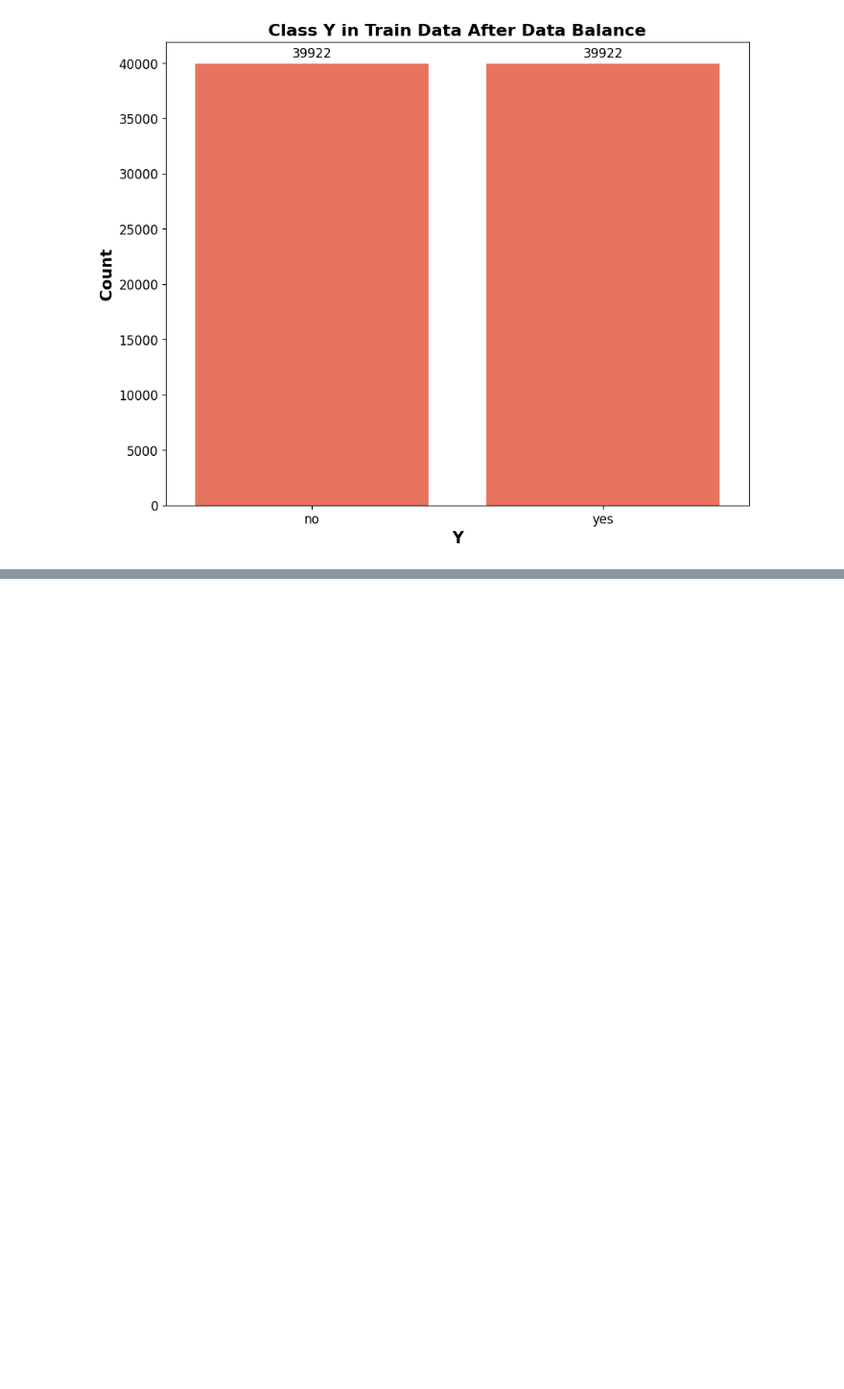
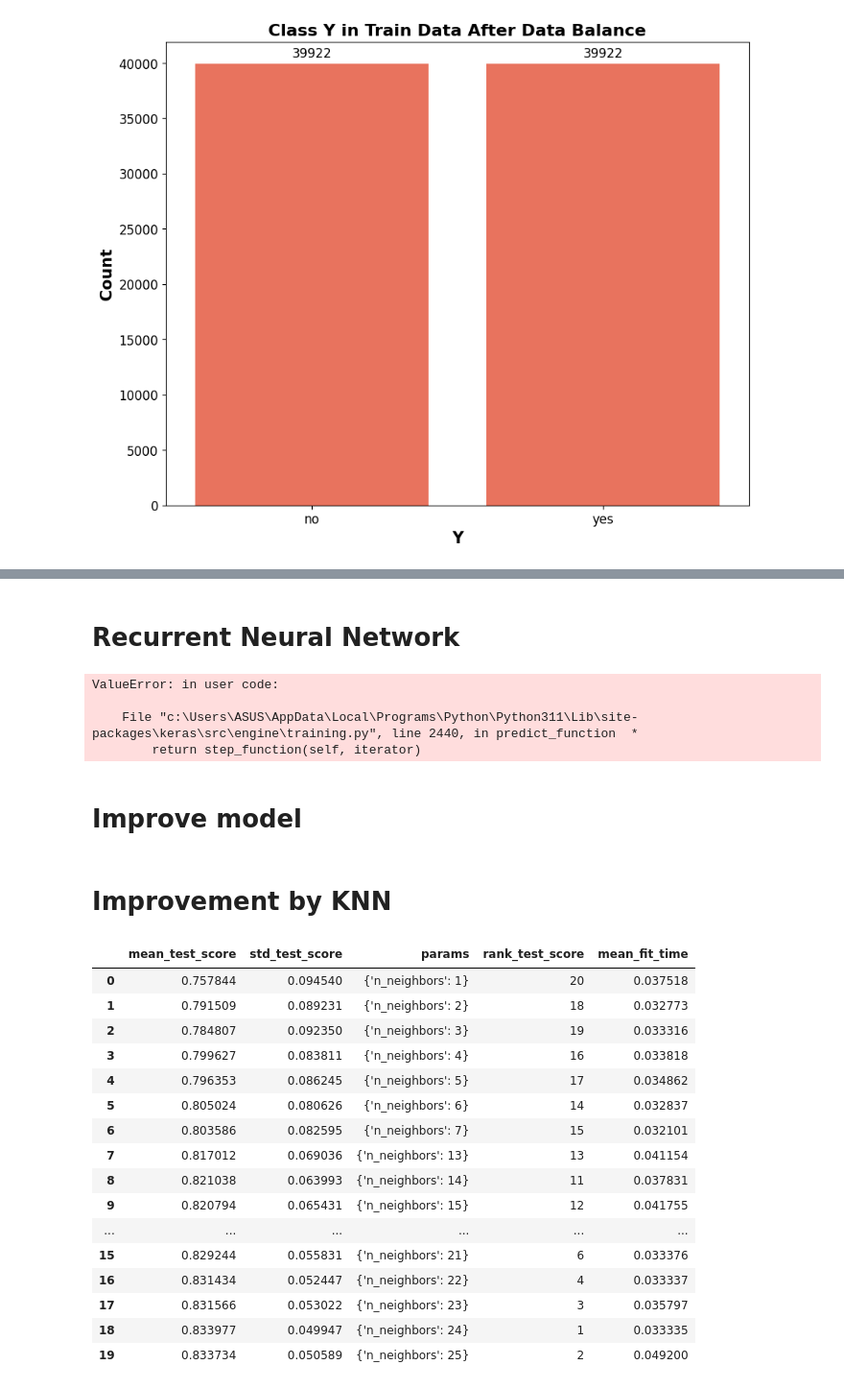
Before and after one commit to accesable/ML_Final, a Jupyter notebook: code/main.ipynb, the cells around one changed output, grey strips where cells are left out. Shown at 96% size. Drawn from its saved outputs; the diff is of its cells as text; code cells hidden in the pictures; blank space fills up the shorter version.

```diff
--- a/code/main.ipynb
+++ b/code/main.ipynb
@@ -720,0 +977,2 @@ Updata dataset Train:  Counter({'no': 39922, 'yes': 39922})
+# %% [markdown]
+# Recurrent Neural Network
@@ -720,0 +988,20 @@ Updata dataset Train:  Counter({'no': 39922, 'yes': 39922})
+# %%
+y_pred = model_rnn.predict(X_test)
+y_pred_classes = np.round(y_pred)
+
+# Obtain the confusion matrix
+cm = confusion_matrix(y_test, y_pred_classes)
+print("Confusion Matrix:")
+print(make_confusion_matrix(cm))
+
+# Obtain the classification report
+report = classification_report(y_test, y_pred_classes)
+print("Classification Report:")
+print(report)
+# %% [output]
+ValueError: in user code:
+
+    File "c:\Users\ASUS\AppData\Local\Programs\Python\Python311\Lib\site-packages\keras\src\engine\training.py", line 2440, in predict_function  *
+        return step_function(self, iterator)
+# %% [markdown]
+# Improve model
@@ -720,0 +1033,29 @@ Updata dataset Train:  Counter({'no': 39922, 'yes': 39922})
+# %% [markdown]
+# Improvement by KNN
+# %%
+my_params={'n_neighbors':[1,2,3,4,5,6,7,13,14,15,16,17,18,19,20,21,22,23,24,25]}
+
+knn=KNeighborsClassifier()
+grid=GridSearchCV(knn,my_params, cv=2, error_score="raise").fit(X_train.values,y_train)
+
+sorted(grid.cv_results_.keys())
+grid_search_results=pd.DataFrame(grid.cv_results_)[['mean_test_score','std_test_score','params','rank_test_score','mean_fit_time']]
+grid_search_results
+# %% [output]
+|  | mean_test_score | std_test_score | params | rank_test_score | mean_fit_time |
+| 0 | 0.757844 | 0.094540 | {'n_neighbors': 1} | 20 | 0.037518 |
+| 1 | 0.791509 | 0.089231 | {'n_neighbors': 2} | 18 | 0.032773 |
+| 2 | 0.784807 | 0.092350 | {'n_neighbors': 3} | 19 | 0.033316 |
+| 3 | 0.799627 | 0.083811 | {'n_neighbors': 4} | 16 | 0.033818 |
+| 4 | 0.796353 | 0.086245 | {'n_neighbors': 5} | 17 | 0.034862 |
+| 5 | 0.805024 | 0.080626 | {'n_neighbors': 6} | 14 | 0.032837 |
+| 6 | 0.803586 | 0.082595 | {'n_neighbors': 7} | 15 | 0.032101 |
+| 7 | 0.817012 | 0.069036 | {'n_neighbors': 13} | 13 | 0.041154 |
+| 8 | 0.821038 | 0.063993 | {'n_neighbors': 14} | 11 | 0.037831 |
+| 9 | 0.820794 | 0.065431 | {'n_neighbors': 15} | 12 | 0.041755 |
+| ... | ... | ... | ... | ... | ... |
+| 15 | 0.829244 | 0.055831 | {'n_neighbors': 21} | 6 | 0.033376 |
+| 16 | 0.831434 | 0.052447 | {'n_neighbors': 22} | 4 | 0.033337 |
+| 17 | 0.831566 | 0.053022 | {'n_neighbors': 23} | 3 | 0.035797 |
+| 18 | 0.833977 | 0.049947 | {'n_neighbors': 24} | 1 | 0.033335 |
+| 19 | 0.833734 | 0.050589 | {'n_neighbors': 25} | 2 | 0.049200 |
```
Also changed, not shown: parts of 15 cells of this notebook.
